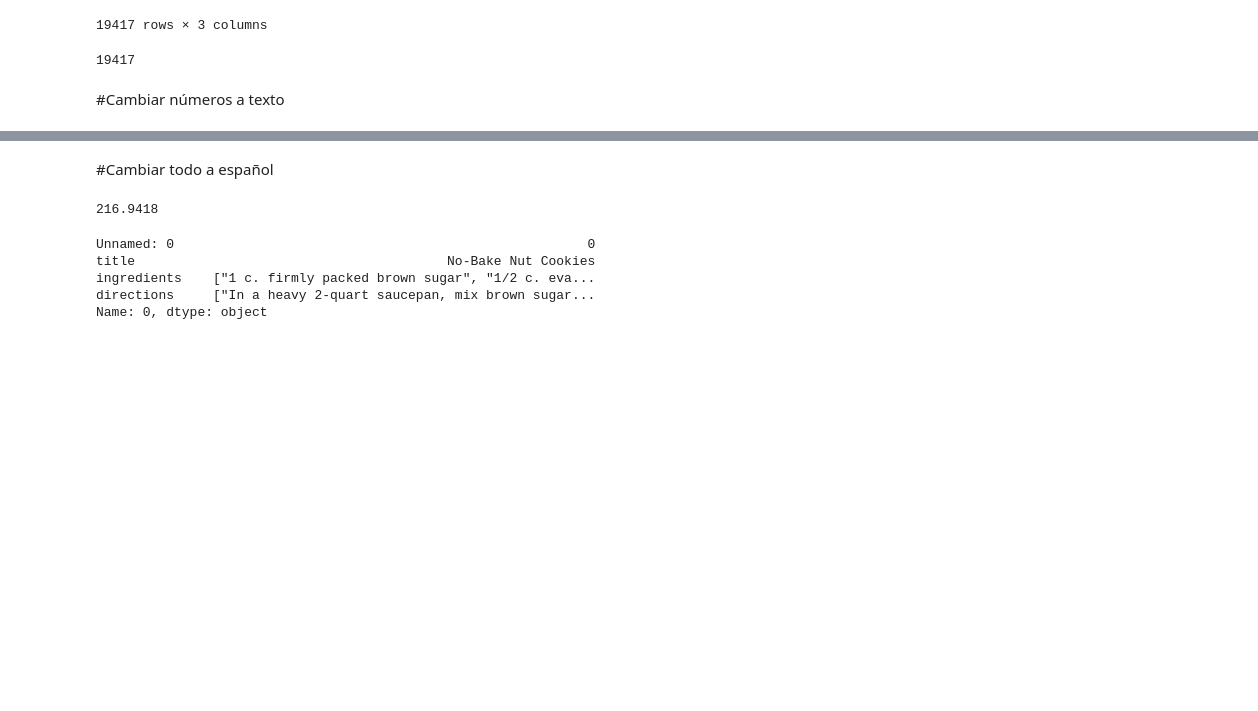
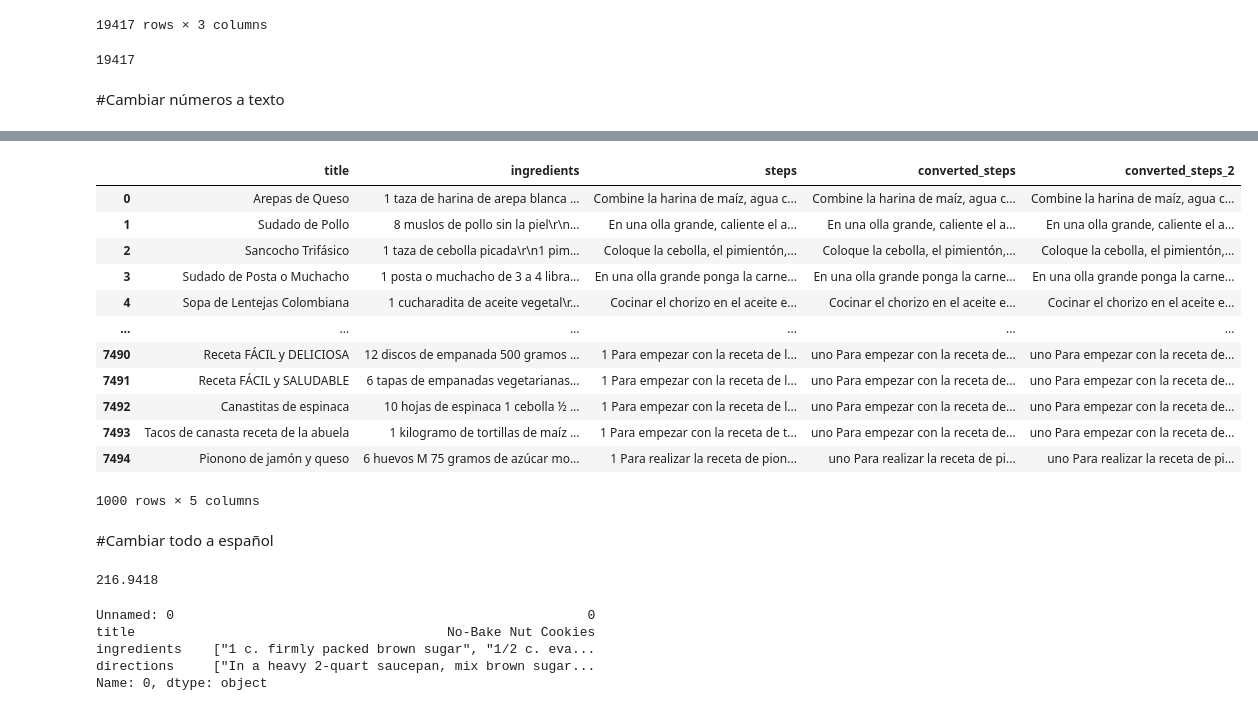
Before and after one commit to jmcaussade/Analitica_textual_con_ML_PF, a Jupyter notebook: Proyecto_Final_Dataset2.ipynb, the cells around one changed output, grey strips where cells are left out. Drawn from its saved outputs; the diff is of its cells as text; code cells hidden in the pictures; blank space fills up the shorter version.

```diff
--- a/Proyecto_Final_Dataset2.ipynb
+++ b/Proyecto_Final_Dataset2.ipynb
@@ -203 +201,51 @@ df
+# %%
+# Mapping of Unicode fractions to words
+unicode_fraction_map = {
+    '¼': 'un cuarto',
+    '½': 'un medio',
+    '¾': 'tres cuartos',
+    '⅓': 'un tercio',
+    '⅔': 'dos tercios',
+    '⅕': 'un quinto',
+    '⅖': 'dos quintos',
+    '⅗': 'tres quintos',
+    '⅘': 'cuatro quintos',
+    '⅙': 'un sexto',
+    '⅚': 'cinco sextos',
+    '⅛': 'un octavo',
+    '⅜': 'tres octavos',
+    '⅝': 'cinco octavos',
+    '⅞': 'siete octavos',
+}
+
+# Function to replace fractions in text
+def convert_unicode_fractions(text):
+    if not isinstance(text, str):
+        return text  # Skip non-string inputs
+
+    # Replace each Unicode fraction with its text equivalent
+    for unicode_fraction, word in unicode_fraction_map.items():
+        text = text.replace(unicode_fraction, word)
+
+    return text
+
+
+# Apply the function to the 'steps' column
+df['converted_steps_2'] = df['converted_steps'].apply(convert_unicode_fractions)
+# %%
+df.head(1000)
+# %% [output]
+|  | title | ingredients | steps | converted_steps | converted_steps_2 |
+| 0 | Arepas de Queso | 1 taza de harina de arepa blanca ... | Combine la harina de maíz, agua c... | Combine la harina de maíz, agua c... | Combine la harina de maíz, agua c... |
+| 1 | Sudado de Pollo | 8 muslos de pollo sin la piel\r\n... | En una olla grande, caliente el a... | En una olla grande, caliente el a... | En una olla grande, caliente el a... |
+| 2 | Sancocho Trifásico | 1 taza de cebolla picada\r\n1 pim... | Coloque la cebolla, el pimientón,... | Coloque la cebolla, el pimientón,... | Coloque la cebolla, el pimientón,... |
+| 3 | Sudado de Posta o Muchacho | 1 posta o muchacho de 3 a 4 libra... | En una olla grande ponga la carne... | En una olla grande ponga la carne... | En una olla grande ponga la carne... |
+| 4 | Sopa de Lentejas Colombiana | 1 cucharadita de aceite vegetal\r... | Cocinar el chorizo en el aceite e... | Cocinar el chorizo en el aceite e... | Cocinar el chorizo en el aceite e... |
+| ... | ... | ... | ... | ... | ... |
+| 7490 | Receta FÁCIL y DELICIOSA | 12 discos de empanada 500 gramos ... | 1 Para empezar con la receta de l... | uno Para empezar con la receta de... | uno Para empezar con la receta de... |
+| 7491 | Receta FÁCIL y SALUDABLE | 6 tapas de empanadas vegetarianas... | 1 Para empezar con la receta de l... | uno Para empezar con la receta de... | uno Para empezar con la receta de... |
+| 7492 | Canastitas de espinaca | 10 hojas de espinaca 1 cebolla ½ ... | 1 Para empezar con la receta de l... | uno Para empezar con la receta de... | uno Para empezar con la receta de... |
+| 7493 | Tacos de canasta receta de la abuela | 1 kilogramo de tortillas de maíz ... | 1 Para empezar con la receta de t... | uno Para empezar con la receta de... | uno Para empezar con la receta de... |
+| 7494 | Pionono de jamón y queso | 6 huevos M 75 gramos de azúcar mo... | 1 Para realizar la receta de pion... | uno Para realizar la receta de pi... | uno Para realizar la receta de pi... |
+1000 rows × 5 columns
 # %%
```
Also changed, not shown: parts of 5 cells of this notebook.
